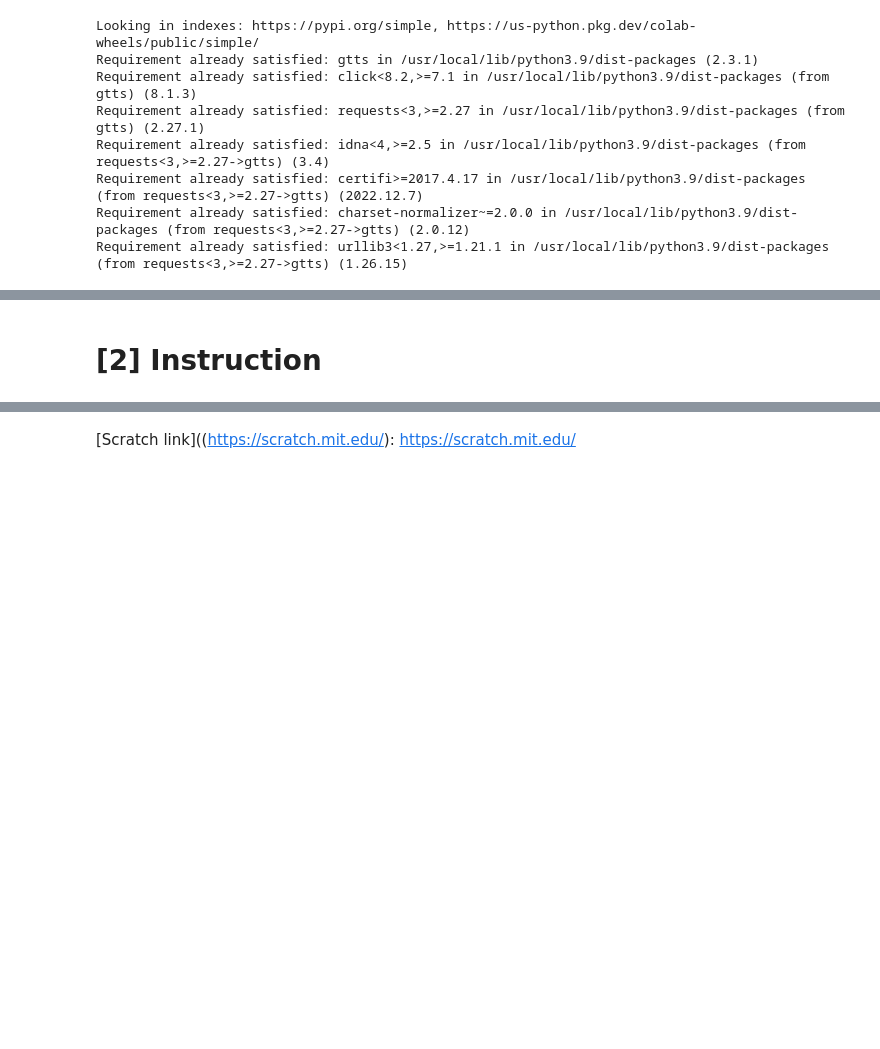
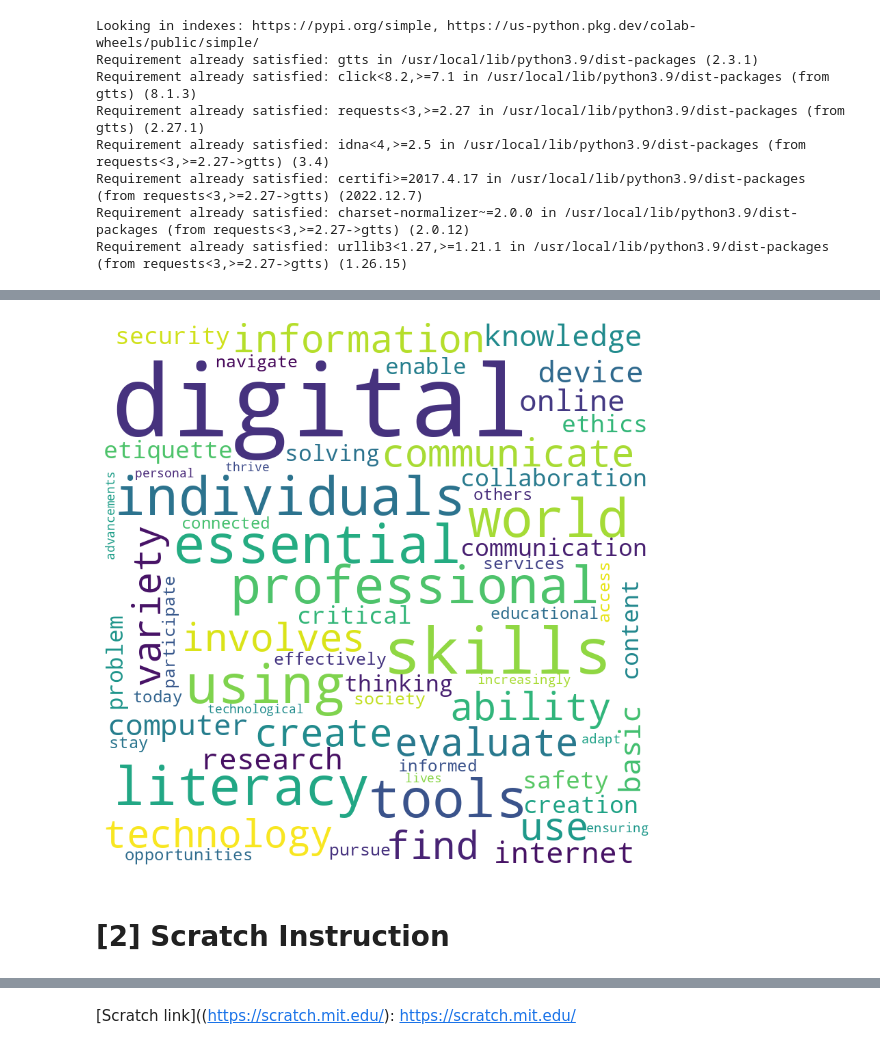
Before and after one commit to MK316/Spring2023, a Jupyter notebook: DL/DWL08B.ipynb, the cells around one changed output, grey strips where cells are left out. Saved outputs shown, nothing was run; the diff lists cells and outputs as text; code cells hidden in the pictures; blank space fills up the shorter version.

```diff
--- a/DL/DWL08B.ipynb
+++ b/DL/DWL08B.ipynb
@@ -69,0 +82,27 @@ Requirement already satisfied: urllib3<1.27,>=1.21.1 in /usr/local/lib/python3.9
+# %%
+#@markdown Wordcloud: First try with the text above. Once you find it working, get your text (from chatGPT) ready to paste when a pop-up window appears
+# Install necessary packages
+!pip install wordcloud matplotlib
+
+# Import necessary libraries
+from wordcloud import WordCloud
+import matplotlib.pyplot as plt
+
+# Your text data
+text = input("Paste your text here: ")
+
+# Create a WordCloud object
+wordcloud = WordCloud(width=800, height=800, background_color='white', stopwords=None, min_font_size=10).generate(text)
+
+# Plot the WordCloud image
+plt.figure(figsize=(8, 8), facecolor=None)
+plt.imshow(wordcloud)
+plt.axis("off")
+plt.tight_layout(pad=0)
+
+# Save the plot as an image file
+plt.savefig("wordcloud.png", format="png")
+
+# Show the plot
+plt.show()
+# %% [output]
@@ -70,5 +125,6 @@ Requirement already satisfied: urllib3<1.27,>=1.21.1 in /usr/local/lib/python3.9
+[figure, added]
 # %% [markdown]
-# [2] Instruction
+# [2] Scratch Instruction
 # %%
 #@markdown Instruction: about Scratch
 txt = """
```
Also changed, not shown: parts of 5 cells of this notebook.
